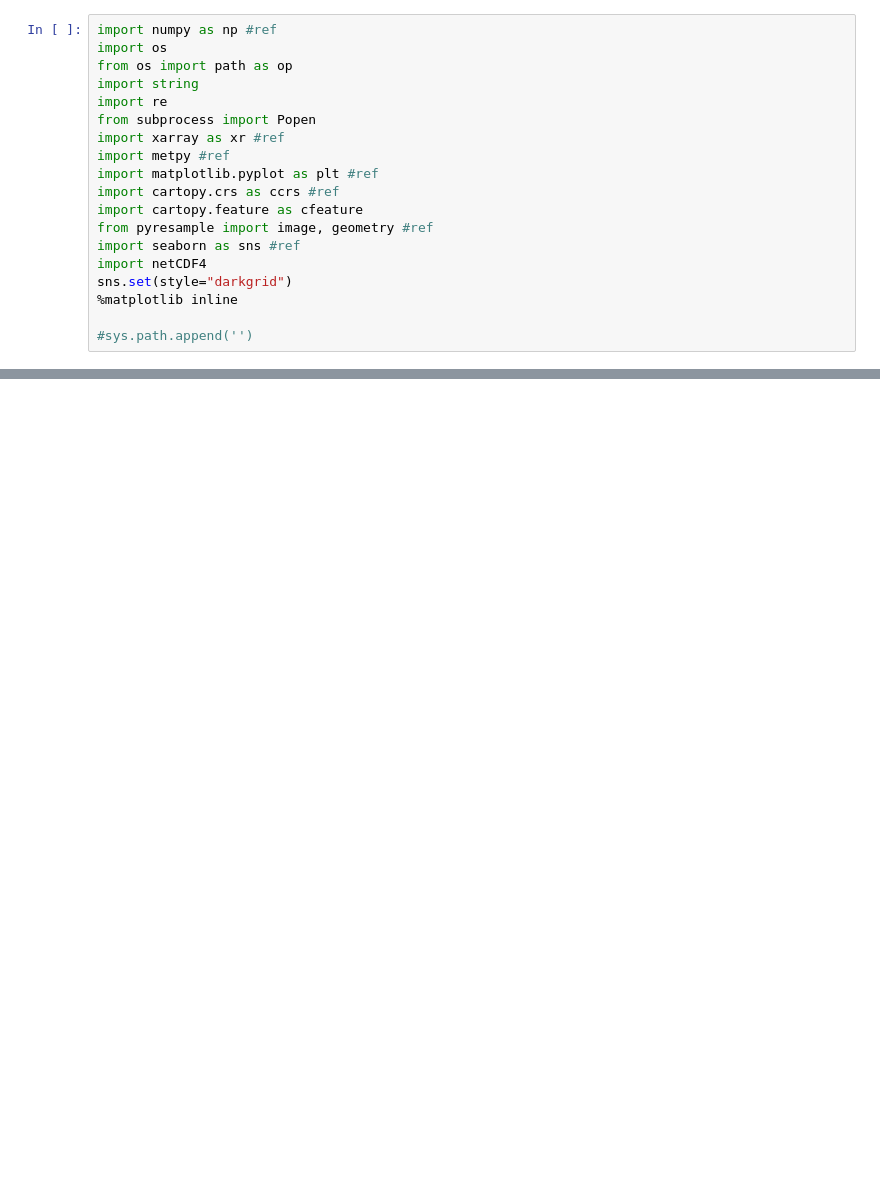
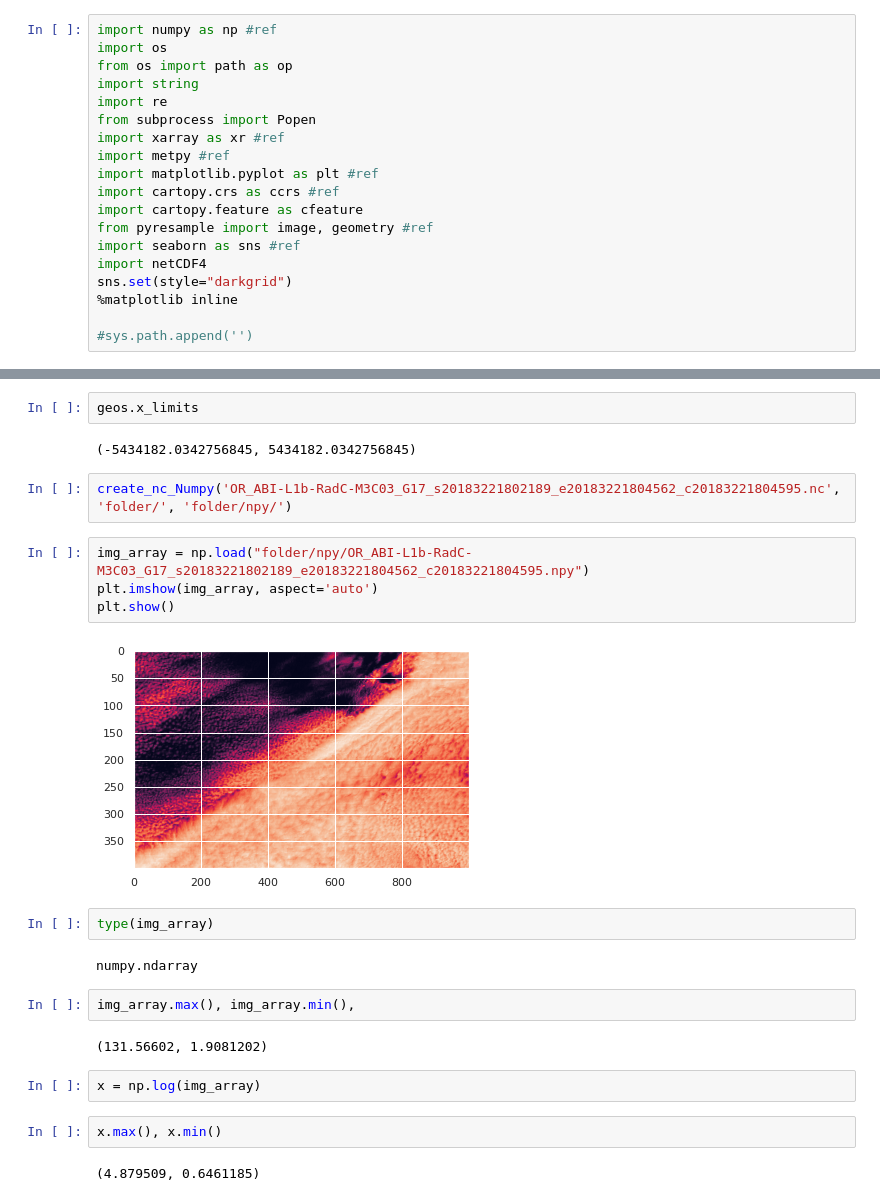
Before and after one commit to ccny-glasslab/Fires, a Jupyter notebook: Downloader/createnpy.ipynb, the cells around one changed output, grey strips where cells are left out. Cells and saved outputs as stored; diff of their text form; blank space fills up the shorter version.

```diff
--- a/Downloader/createnpy.ipynb
+++ b/Downloader/createnpy.ipynb
@@ -19,0 +109,26 @@ sns.set(style="darkgrid")
+# %%
+geos.x_limits
+# %% [output]
+(-5434182.0342756845, 5434182.0342756845)
+# %%
+create_nc_Numpy('OR_ABI-L1b-RadC-M3C03_G17_s20183221802189_e20183221804562_c20183221804595.nc', 'folder/', 'folder/npy/')
+# %%
+img_array = np.load("folder/npy/OR_ABI-L1b-RadC-M3C03_G17_s20183221802189_e20183221804562_c20183221804595.npy")
+plt.imshow(img_array, aspect='auto')
+plt.show()
+# %% [output]
+[figure, added]
+# %%
+type(img_array)
+# %% [output]
+numpy.ndarray
+# %%
+img_array.max(), img_array.min(),
+# %% [output]
+(131.56602, 1.9081202)
+# %%
+x = np.log(img_array)
+# %%
+x.max(), x.min()
+# %% [output]
+(4.879509, 0.6461185)
```
Also changed, not shown: parts of 11 cells of this notebook, 11 other files.
